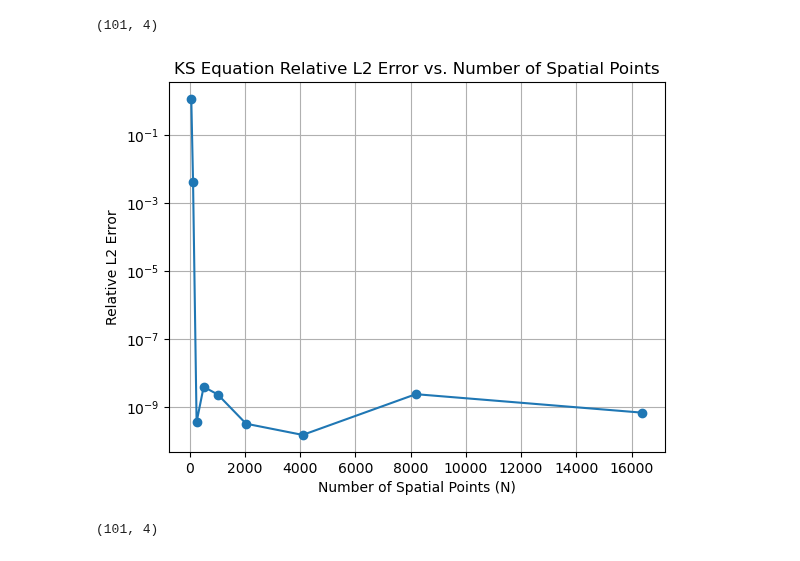
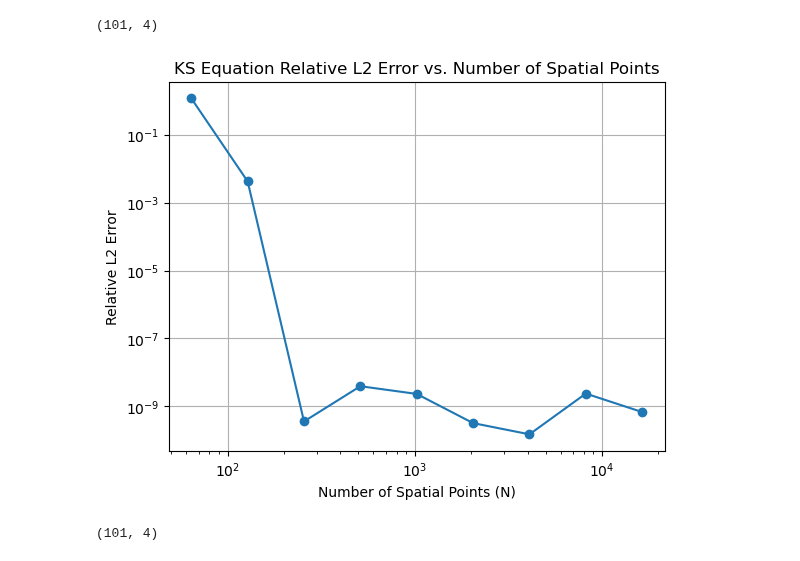
Before and after one commit to Gaffeyh/Research_Project, a Jupyter notebook: KS_eq.ipynb, the cells around one changed output. Cells and saved outputs as stored; diff of their text form; code cells hidden in the pictures.

```diff
--- a/KS_eq.ipynb
+++ b/KS_eq.ipynb
@@ -193,5 +198,5 @@ def ks_equation(N, h = 1/16):
 # %%
 ## checking convergence rate of ETDRK4 scheme
 ## High accuracy solution for refrence N = 2**15
-Test_solution = ks_equation(2**15)
+Test_solution = ks_equation(2**8)
 # %% [output]
@@ -198,0 +205,6 @@ KS equation simulation completed in 5.44 seconds.
+# %%
+x = Test_solution[0]
+tt = Test_solution[1]
+uu = Test_solution[2]
+vv = Test_solution[3]
+elapsed_time = Test_solution[4]
@@ -202,7 +243,7 @@ Solutions_list = []
 
 for N in Number_of_Spatial_Points:
     print(f"Computing solution for N = {N}...")
-    x, tt, uu, elapsed_time = ks_equation(N)
+    x, tt, uu, vv, elapsed_time = ks_equation(N)
     Solutions_list.append(uu)
 # %% [output]
 Computing solution for N = 64...
@@ -244,14 +287,14 @@ Test_solution[2][:,2**(19-6)-1::2**(19-6)].shape
 x = Test_solution[0]
 # %%
 ##plotting the errors
-plt.semilogy(Number_of_Spatial_Points, Errors, marker='o')
+plt.loglog(Number_of_Spatial_Points, Errors, marker='o')
 plt.xlabel('Number of Spatial Points (N)')
 plt.ylabel('Relative L2 Error')
 plt.title('KS Equation Relative L2 Error vs. Number of Spatial Points')
 plt.grid(True)
 plt.show()
 # %% [output]
-[figure, old version]
+[figure, new version]
 # %%
 def x_coords(N):
     return 32 * np.pi * np.arange(1, N+1) / N
```
Also changed, not shown: parts of 8 cells of this notebook, 6 other files.
